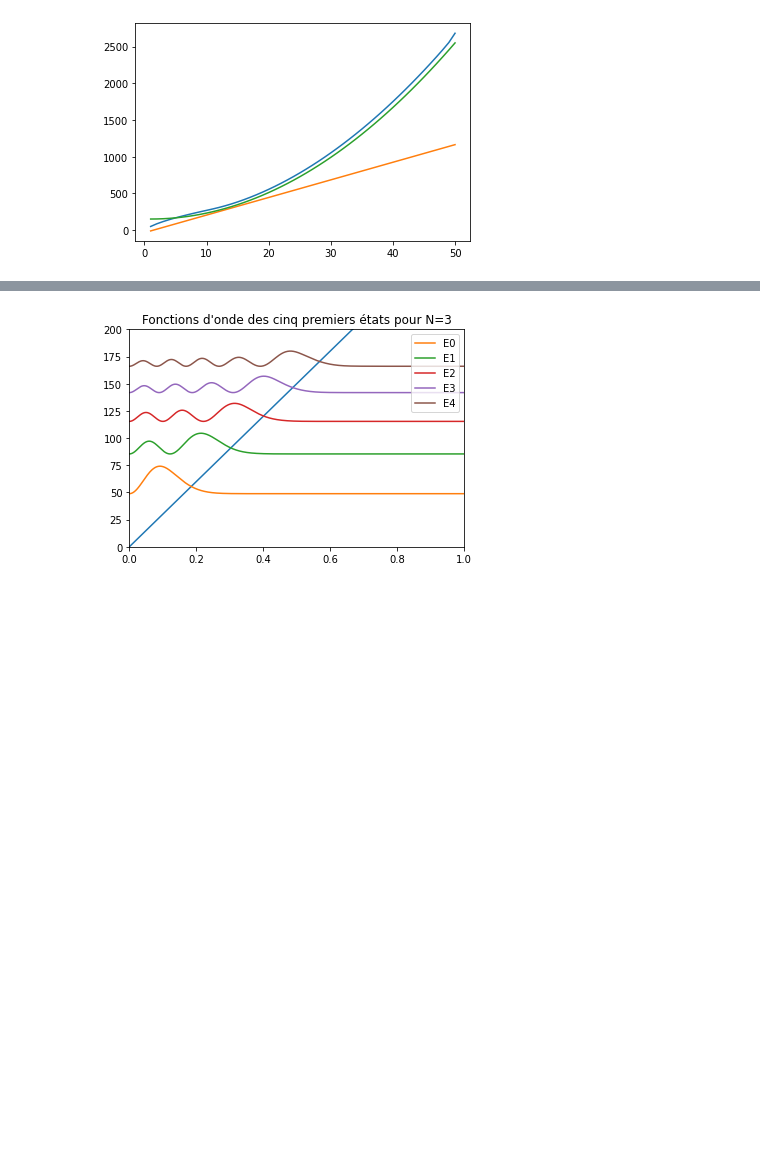
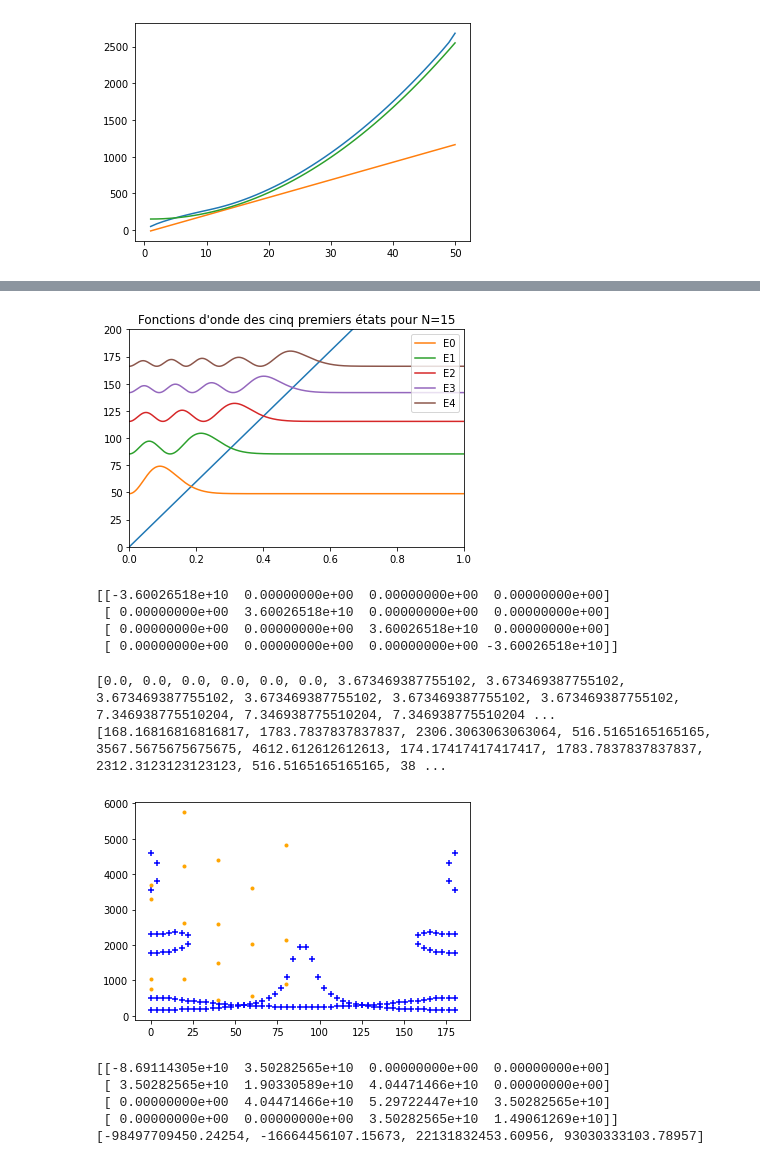
Before and after one commit to linhgiangpham99/TPPQ1, a Jupyter notebook: Copie_de_TP_PQ2.ipynb, the cells around one changed output, grey strips where cells are left out. Cells and saved outputs as stored; diff of their text form; code cells hidden in the pictures; blank space fills up the shorter version.

```diff
--- a/Copie_de_TP_PQ2.ipynb
+++ b/Copie_de_TP_PQ2.ipynb
@@ -233,15 +287,16 @@ plt.plot(t1,alpha*t1)
 N=15
 labelE=['E0','E1','E2','E3','E4']
 eplist= energynorm(R,N,alpha)[0]
+#print(eplist)
 A=3
 for i in range(5):
   ep=eplist[i]
   vector=A*abs((Psi(R,N,step,alpha,i))**2)+ep
   t1 = np.linspace(0, a, step)
   plt.plot(t1, vector, label=labelE[i])
-plt.title("Fonctions d'onde des cinq premiers états pour N=3")
+plt.title("Fonctions d'onde des cinq premiers états pour N=15")
 plt.legend(loc = 'upper right')
 plt.axis([0,1,0,200])
 plt.show()
 # %% [output]
-[figure, old version]
+[figure, new version]
@@ -247,0 +318,7 @@ plt.show()
+# %%
+print(Hamiltonien1(0,50))
+# %% [output]
+[[-3.60026518e+10  0.00000000e+00  0.00000000e+00  0.00000000e+00]
+ [ 0.00000000e+00  3.60026518e+10  0.00000000e+00  0.00000000e+00]
+ [ 0.00000000e+00  0.00000000e+00  3.60026518e+10  0.00000000e+00]
+ [ 0.00000000e+00  0.00000000e+00  0.00000000e+00 -3.60026518e+10]]
@@ -247,0 +348,54 @@ plt.show()
+# %%
+def findtransit(): # trouver les transitions possibles
+  #theta0=[50]
+  pas=50
+  theta0=np.linspace(0,180,pas)
+  steps=1000
+  Bmin=0
+  Bmax=6000
+  f=9.19*10**9
+  b=np.linspace(Bmin, Bmax, steps)
+  B=list()
+  Thetalist=list()
+  for m in range(pas):
+    for i in range(5):
+      c=list()
+      for j in range (steps):
+        d=difen(b[j],theta0[m])
+      #print(d)
+        c.append(d[i])
+      for k in range (steps-1):
+        if c[k]<=f and c[k+1]>f:
+          B.append(b[k])
+          Thetalist.append(theta0[m])
+        elif c[k]>=f and c[k+1]<f:
+          B.append(b[k])
+          Thetalist.append(theta0[m])
+  print(Thetalist)
+  print(B)
+  return Thetalist, B
+# %%
+A,L=findtransit()
+#plt.scatter(A,L,marker="+")
+#plt.show()
+# %% [output]
+[0.0, 0.0, 0.0, 0.0, 0.0, 0.0, 3.673469387755102, 3.673469387755102, 3.673469387755102, 3.673469387755102, 3.673469387755102, 3.673469387755102, 7.346938775510204, 7.346938775510204, 7.346938775510204 ...
+[168.16816816816817, 1783.7837837837837, 2306.3063063063064, 516.5165165165165, 3567.5675675675675, 4612.612612612613, 174.17417417417417, 1783.7837837837837, 2312.3123123123123, 516.5165165165165, 38 ...
+# %%
+thetaexp=[0,0,0,0,20,20,20,20,40,40,40,40,60,60,60,80,80,80]
+B0exp=[750,1050,3700,3300,1050,2620,4220,5750,460,1500,2600,4400,550,2040,3600,900,2140,4820]
+plt.scatter(A,L,marker="+",color='b')
+
+plt.scatter(thetaexp,B0exp,marker=".",color='orange')
+plt.show()
+# %% [output]
+[figure, added]
+# %%
+List1=energyprop(3000,50)[0]
+print(List1)
+# %% [output]
+[[-8.69114305e+10  3.50282565e+10  0.00000000e+00  0.00000000e+00]
+ [ 3.50282565e+10  1.90330589e+10  4.04471466e+10  0.00000000e+00]
+ [ 0.00000000e+00  4.04471466e+10  5.29722447e+10  3.50282565e+10]
+ [ 0.00000000e+00  0.00000000e+00  3.50282565e+10  1.49061269e+10]]
+[-98497709450.24254, -16664456107.15673, 22131832453.60956, 93030333103.78957]
```
Also changed, not shown: parts of 14 cells of this notebook.
